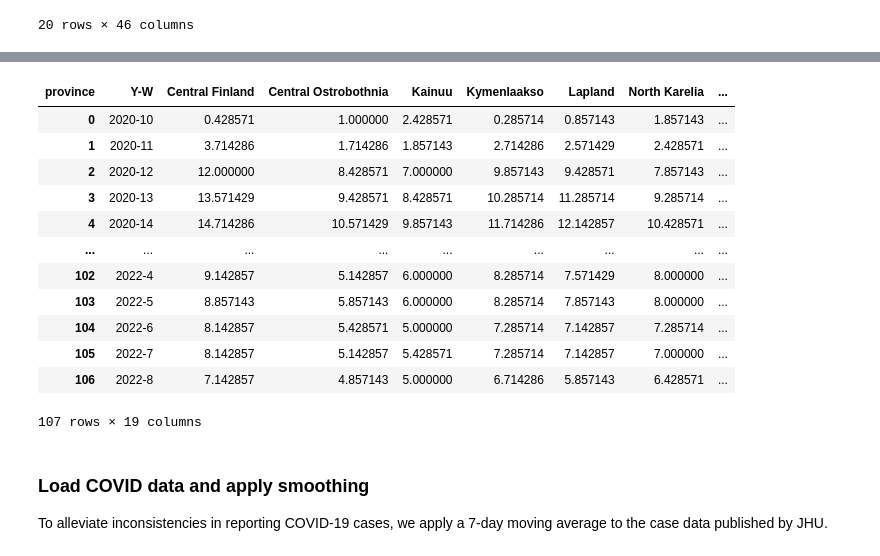
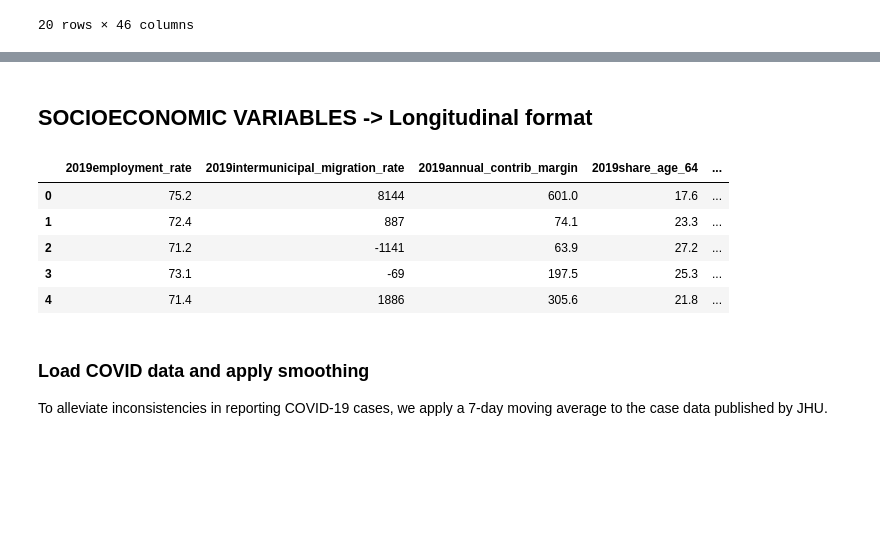
Before and after one commit to DanJar96/spatial_project, a Jupyter notebook: scripts/data_prep.ipynb, the cells around one changed output, grey strips where cells are left out. Cells and saved outputs as stored; diff of their text form; code cells hidden in the pictures; blank space fills up the shorter version.

Commit message:
added final data format

```diff
--- a/scripts/data_prep.ipynb
+++ b/scripts/data_prep.ipynb
@@ -1111,16 +1051,14 @@ longitudinizer(shifted_frames[0:2],'residential',yw_dict)[0]
-# %%
-df.pivot('Y-W','province','residential_percent_change_from_baseline').reset_index(drop=False)
-# %% [output]
-| province | Y-W | Central Finland | Central Ostrobothnia | Kainuu | Kymenlaakso | Lapland | North Karelia | ... |
-| 0 | 2020-10 | 0.428571 | 1.000000 | 2.428571 | 0.285714 | 0.857143 | 1.857143 | ... |
-| 1 | 2020-11 | 3.714286 | 1.714286 | 1.857143 | 2.714286 | 2.571429 | 2.428571 | ... |
-| 2 | 2020-12 | 12.000000 | 8.428571 | 7.000000 | 9.857143 | 9.428571 | 7.857143 | ... |
-| 3 | 2020-13 | 13.571429 | 9.428571 | 8.428571 | 10.285714 | 11.285714 | 9.285714 | ... |
-| 4 | 2020-14 | 14.714286 | 10.571429 | 9.857143 | 11.714286 | 12.142857 | 10.428571 | ... |
-| ... | ... | ... | ... | ... | ... | ... | ... | ... |
-| 102 | 2022-4 | 9.142857 | 5.142857 | 6.000000 | 8.285714 | 7.571429 | 8.000000 | ... |
-| 103 | 2022-5 | 8.857143 | 5.857143 | 6.000000 | 8.285714 | 7.857143 | 8.000000 | ... |
-| 104 | 2022-6 | 8.142857 | 5.428571 | 5.000000 | 7.285714 | 7.142857 | 7.285714 | ... |
-| 105 | 2022-7 | 8.142857 | 5.142857 | 5.428571 | 7.285714 | 7.142857 | 7.000000 | ... |
-| 106 | 2022-8 | 7.142857 | 4.857143 | 5.000000 | 6.714286 | 5.857143 | 6.428571 | ... |
-107 rows × 19 columns
+# %% [markdown]
+## SOCIOECONOMIC VARIABLES -> Longitudinal format
+# %%
+df_socio = pd.read_csv('/home/dante/SpatialData/spatial_project/data/processed/socioeconomic_variables.csv').iloc[:,1:]
+df_socio = df_socio.iloc[:,[0,2,4,6,8,13]]
+# %%
+df_socio.head()
+# %% [output]
+|  | 2019employment_rate | 2019intermunicipal_migration_rate | 2019annual_contrib_margin | 2019share_age_64 | ... |
+| 0 | 75.2 | 8144 | 601.0 | 17.6 | ... |
+| 1 | 72.4 | 887 | 74.1 | 23.3 | ... |
+| 2 | 71.2 | -1141 | 63.9 | 27.2 | ... |
+| 3 | 73.1 | -69 | 197.5 | 25.3 | ... |
+| 4 | 71.4 | 1886 | 305.6 | 21.8 | ... |
```
Also changed, not shown: parts of 9 cells of this notebook, 1 other file.
